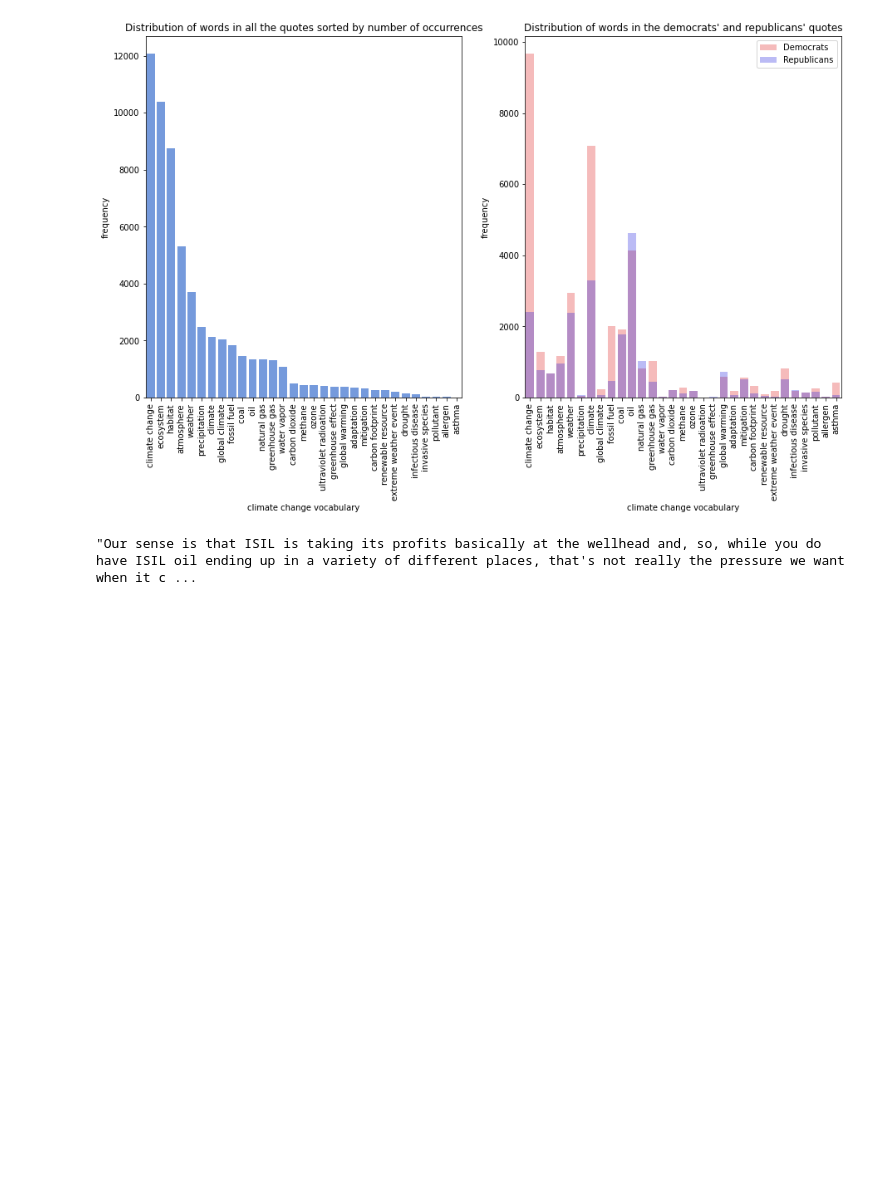
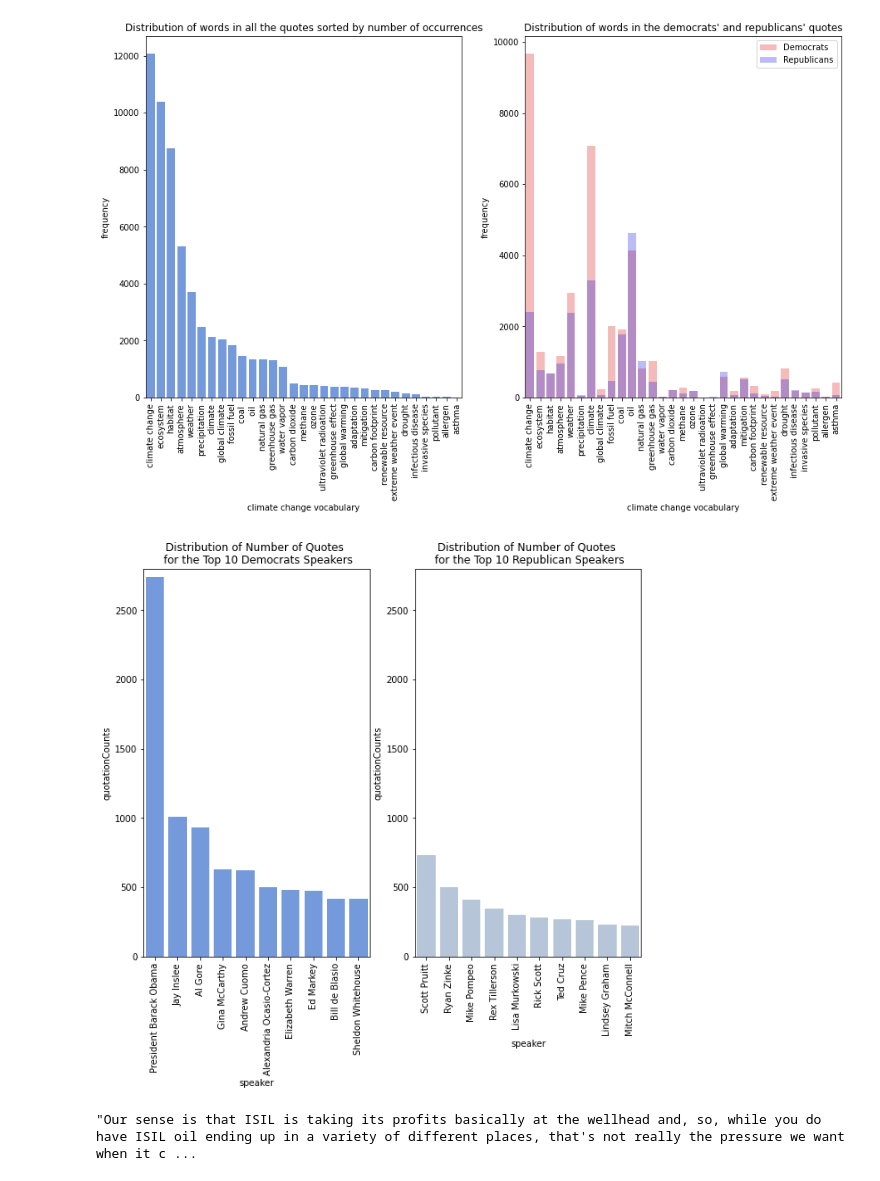
Before and after one commit to epfl-ada/ada-2021-project-the-internationadas, a Jupyter notebook: scripts/data_exploration.ipynb, the cells around one changed output. Saved outputs shown, nothing was run; the diff lists cells and outputs as text; code cells hidden in the pictures; blank space fills up the shorter version.

```diff
--- a/scripts/data_exploration.ipynb
+++ b/scripts/data_exploration.ipynb
@@ -449,9 +376,32 @@ plt.legend()
 # %% [output]
 <matplotlib.legend.Legend at 0x...>
 [figure]
+# %%
+# Add number of quotations per qid to dataframe (Caution: this column is already aggregated)
+df_climate_change['quotationCounts'] = df_climate_change.groupby(['qids'])['quoteID'].transform("count")
+n_quotes_qid_df = df_climate_change.drop_duplicates(subset=['qids'])[['party', 'speaker', 'quotationCounts']].sort_values(by='quotationCounts', ascending=False)
 # %%
-# Add number of quotations per qid to dataframe (Caution: this column is already aggregated)
-df_climate_change['quotationCounts'] = df_climate_change.groupby(['qids'])['quoteID'].transform("count")
+n_quotes_per_qid_demo = n_quotes_qid_df[n_quotes_qid_df['party']=='Q29552']
+n_quotes_per_qid_rep = n_quotes_qid_df[n_quotes_qid_df['party']=='Q29468']
+
+fig, ax = plt.subplots(nrows=1, ncols=2, figsize=(10, 8))
+top_10_rep = n_quotes_per_qid_rep.head(10)['speaker']
+top_10_demo = n_quotes_per_qid_demo.head(10)['speaker']
+sns.barplot(data=n_quotes_per_qid_demo.head(10), x = 'speaker', y='quotationCounts', label='Democrats', color='cornflowerblue', ax=ax[0], alpha=1)
+sns.barplot(data=n_quotes_per_qid_rep.head(10), x = 'speaker', y='quotationCounts', label='Republicans', color='lightsteelblue', ax=ax[1], alpha=1)
+
+ax[0].set_xticklabels(top_10_demo, rotation=90)
+ax[1].set_xticklabels(top_10_rep, rotation=90)
+
+ax[0].set_title('Distribution of Number of Quotes \n for the Top 10 Democrats Speakers')
+ax[1].set_title('Distribution of Number of Quotes \n for the Top 10 Republican Speakers')
+
+ax[0].set_ylim(top=2800)
+ax[1].set_ylim(top=2800)
+
+plt.show()
+# %% [output]
+[figure, added]
 # %%
 # TODO: remove in the future
 # It is just an example of how a word 'oil' can be not related to climate change
```
Also changed, not shown: parts of 32 cells of this notebook.
